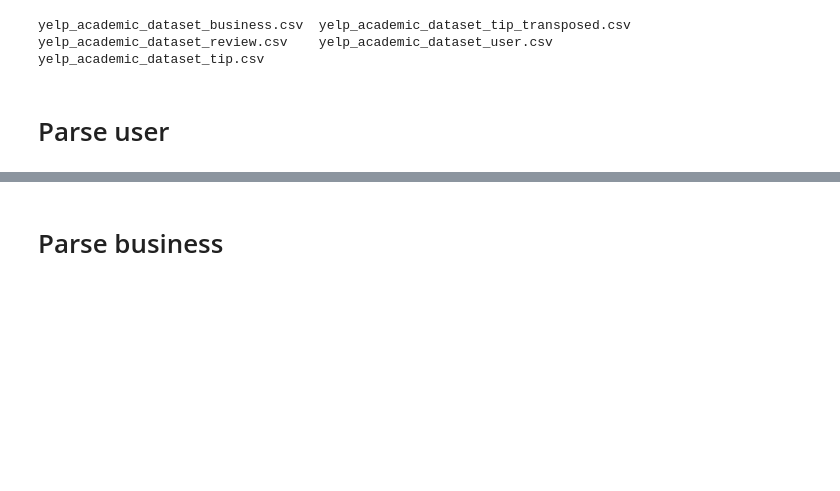
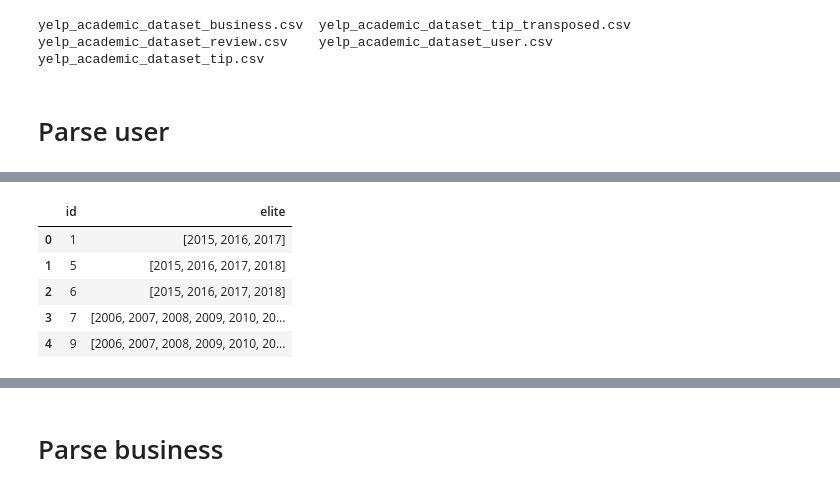
Before and after one commit to Ph0tonic/Intro2DataBase, a Jupyter notebook: notebook.ipynb, the cells around one changed output, grey strips where cells are left out. Drawn from its saved outputs; the diff is of its cells as text; code cells hidden in the pictures; blank space fills up the shorter version.

```diff
--- a/notebook.ipynb
+++ b/notebook.ipynb
@@ -32,2 +34,2 @@ friends = user['friends'].map(lambda friends: list(map(lambda x: user_ids[x],fri
 # %%
-elite = user[user['elite'].map(lambda x:type(x))==type("")]['elite'].map(lambda e:list(map(lambda x:int(x),e.split(","))))
+elite = user[user['elite'].progress_map(lambda x:type(x))==type("")]['elite'].map(lambda e:list(map(lambda x:int(x),e.split(","))))
@@ -42,0 +83,11 @@ Name: friends, dtype: object
+# %%
+elite_temp=elite.reset_index().rename(columns={'index':'id'})
+# %%
+elite_temp.head()
+# %% [output]
+|  | id | elite |
+| 0 | 1 | [2015, 2016, 2017] |
+| 1 | 5 | [2015, 2016, 2017, 2018] |
+| 2 | 6 | [2015, 2016, 2017, 2018] |
+| 3 | 7 | [2006, 2007, 2008, 2009, 2010, 20... |
+| 4 | 9 | [2006, 2007, 2008, 2009, 2010, 20... |
```
Also changed, not shown: parts of 30 cells of this notebook, 5 other files.
